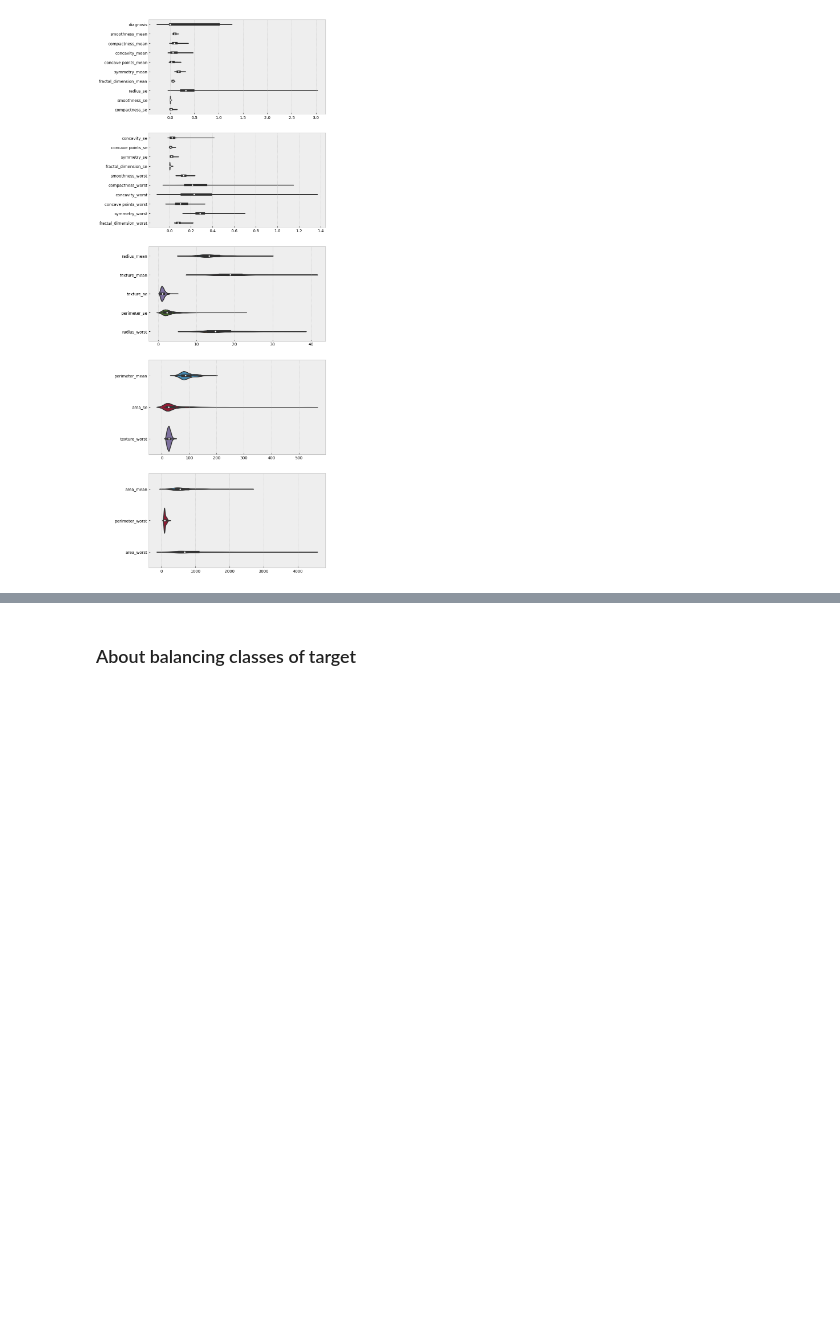
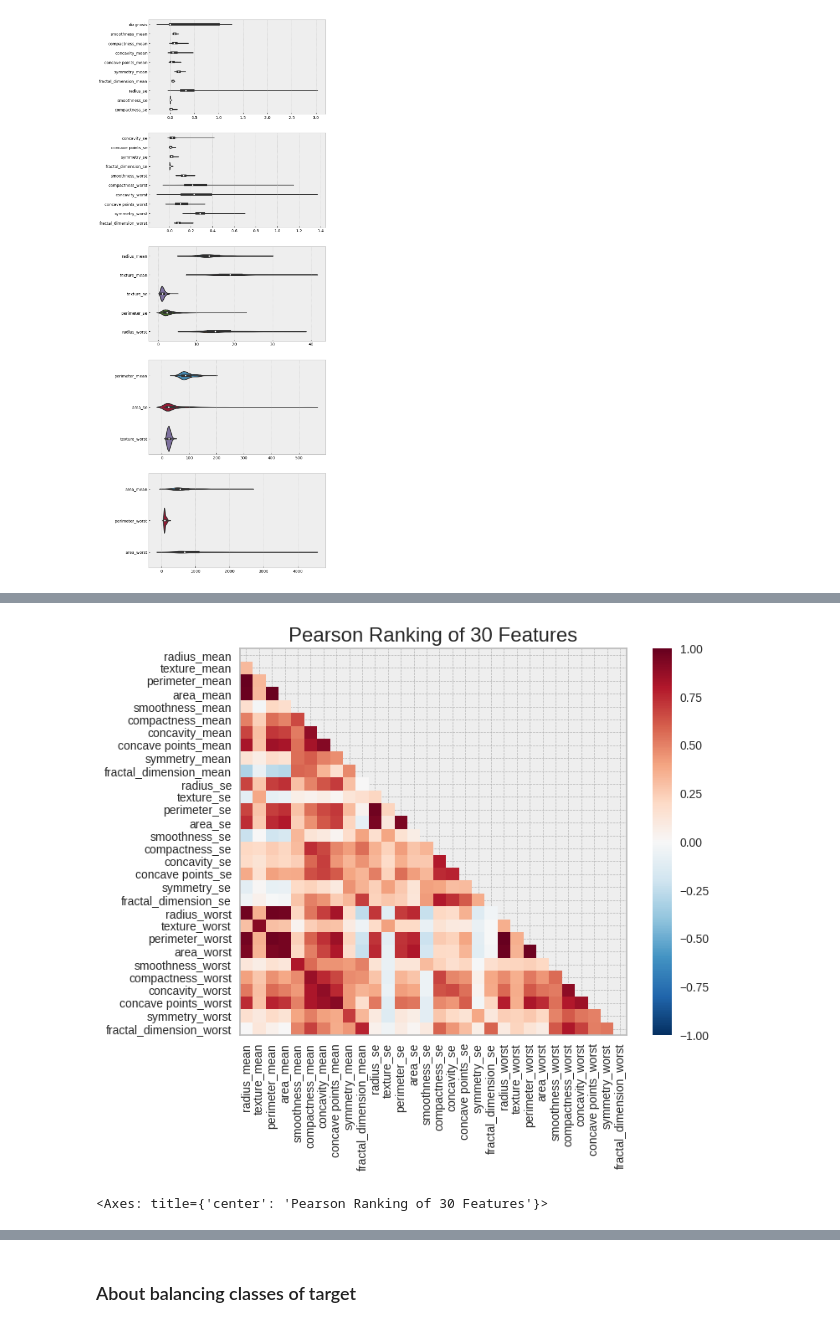
Before and after one commit to sabinorsp/cancer_data_classification, a Jupyter notebook: notebooks/1.0-rsp-exploratory-data-analysis.ipynb, the cells around one changed output, grey strips where cells are left out. Drawn from its saved outputs; the diff is of its cells as text; code cells hidden in the pictures; blank space fills up the shorter version.

Commit message:
update: exploratory-data-analysis

```diff
--- a/notebooks/1.0-rsp-exploratory-data-analysis.ipynb
+++ b/notebooks/1.0-rsp-exploratory-data-analysis.ipynb
@@ -175,0 +206,14 @@ plt.show()
+# %%
+# plot heatmap by yellowbrick
+fig, ax = plt.subplots(figsize=(8,6))
+pcv = Rank2D(
+    features= data.drop('diagnosis', axis=1).columns,
+    algorithm="pearson"
+    )
+
+pcv.fit(data.drop('diagnosis', axis=1), data.diagnosis)
+pcv.transform(data.drop('diagnosis', axis=1))
+pcv.poof()
+# %% [output]
+[figure, added]
+<Axes: title={'center': 'Pearson Ranking of 30 Features'}>
```
Also changed, not shown: parts of 11 cells of this notebook.
